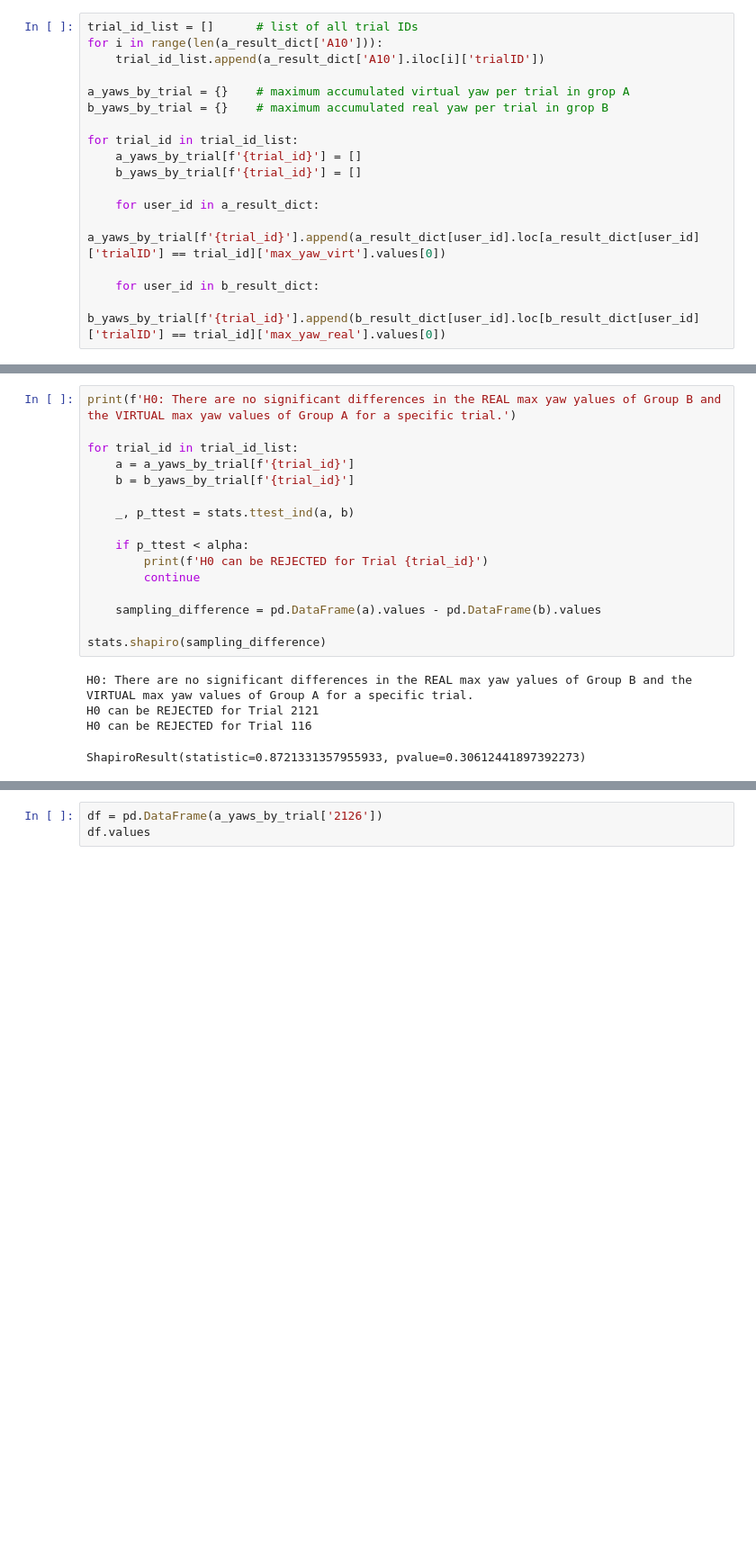
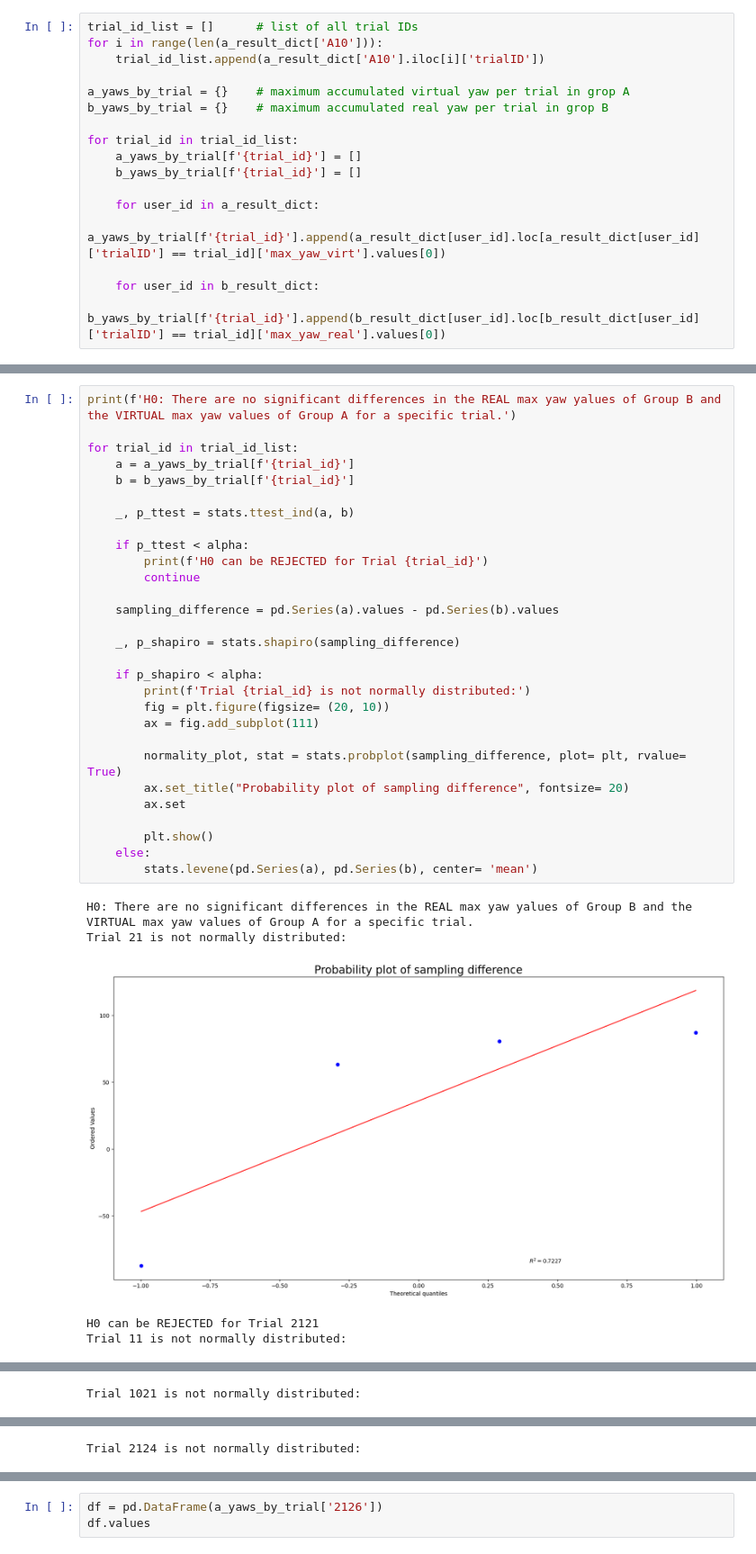
Before and after one commit to Knerten0815/VR_Dodge_Study, a Jupyter notebook: Data-Visualization/Jupyter Notebooks/How to load your data into python.ipynb, the cells around one changed output, grey strips where cells are left out. Shown at 90% size. Saved outputs shown, nothing was run; the diff lists cells and outputs as text; blank space fills up the shorter version.

```diff
--- a/Data-Visualization/Jupyter Notebooks/How to load your data into python.ipynb
+++ b/Data-Visualization/Jupyter Notebooks/How to load your data into python.ipynb
@@ -424,21 +429,35 @@ H0 can be REJECTED for Trial 2121
 # %%
 print(f'H0: There are no significant differences in the REAL max yaw yalues of Group B and the VIRTUAL max yaw values of Group A for a specific trial.')
 
 for trial_id in trial_id_list:
     a = a_yaws_by_trial[f'{trial_id}']
     b = b_yaws_by_trial[f'{trial_id}']
 
     _, p_ttest = stats.ttest_ind(a, b)
 
     if p_ttest < alpha:
         print(f'H0 can be REJECTED for Trial {trial_id}')
         continue
 
-    sampling_difference = pd.DataFrame(a).values - pd.DataFrame(b).values
+    sampling_difference = pd.Series(a).values - pd.Series(b).values
 
-stats.shapiro(sampling_difference)
+    _, p_shapiro = stats.shapiro(sampling_difference)
+
+    if p_shapiro < alpha:
+        print(f'Trial {trial_id} is not normally distributed:')
+        fig = plt.figure(figsize= (20, 10))
+        ax = fig.add_subplot(111)
+
+        normality_plot, stat = stats.probplot(sampling_difference, plot= plt, rvalue= True)
+        ax.set_title("Probability plot of sampling difference", fontsize= 20)
+        ax.set
+
+        plt.show()
+    else:
+        stats.levene(pd.Series(a), pd.Series(b), center= 'mean')
 # %% [output]
 H0: There are no significant differences in the REAL max yaw yalues of Group B and the VIRTUAL max yaw values of Group A for a specific trial.
-H0 can be REJECTED for Trial 2121
-H0 can be REJECTED for Trial 116
+Trial 21 is not normally distributed:
+[figure, added]
-ShapiroResult(statistic=0.8721331357955933, pvalue=0.30612441897392273)
+H0 can be REJECTED for Trial 2121
+Trial 11 is not normally distributed:
@@ -444,0 +465 @@ ShapiroResult(statistic=0.8721331357955933, pvalue=0.30612441897392273)
+Trial 1021 is not normally distributed:
@@ -444,0 +467 @@ ShapiroResult(statistic=0.8721331357955933, pvalue=0.30612441897392273)
+Trial 2124 is not normally distributed:
```
Also changed, not shown: parts of 5 cells of this notebook.
